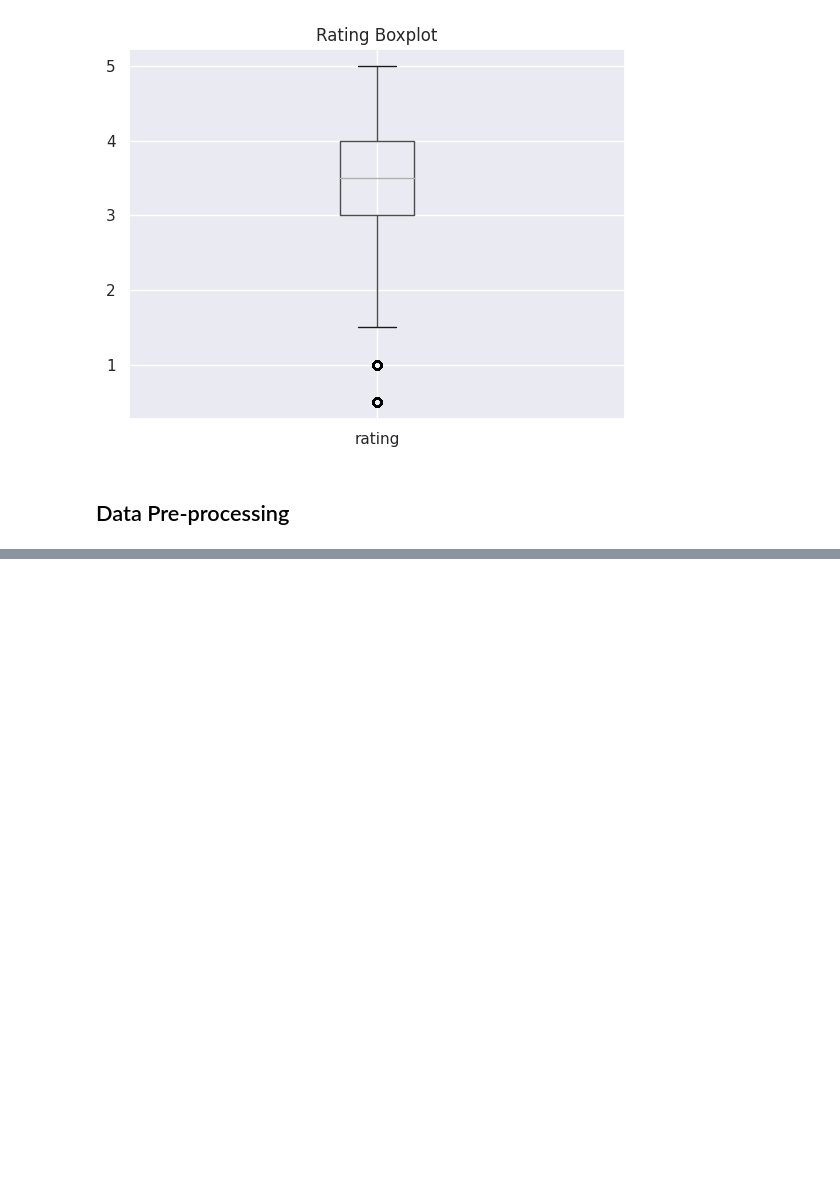
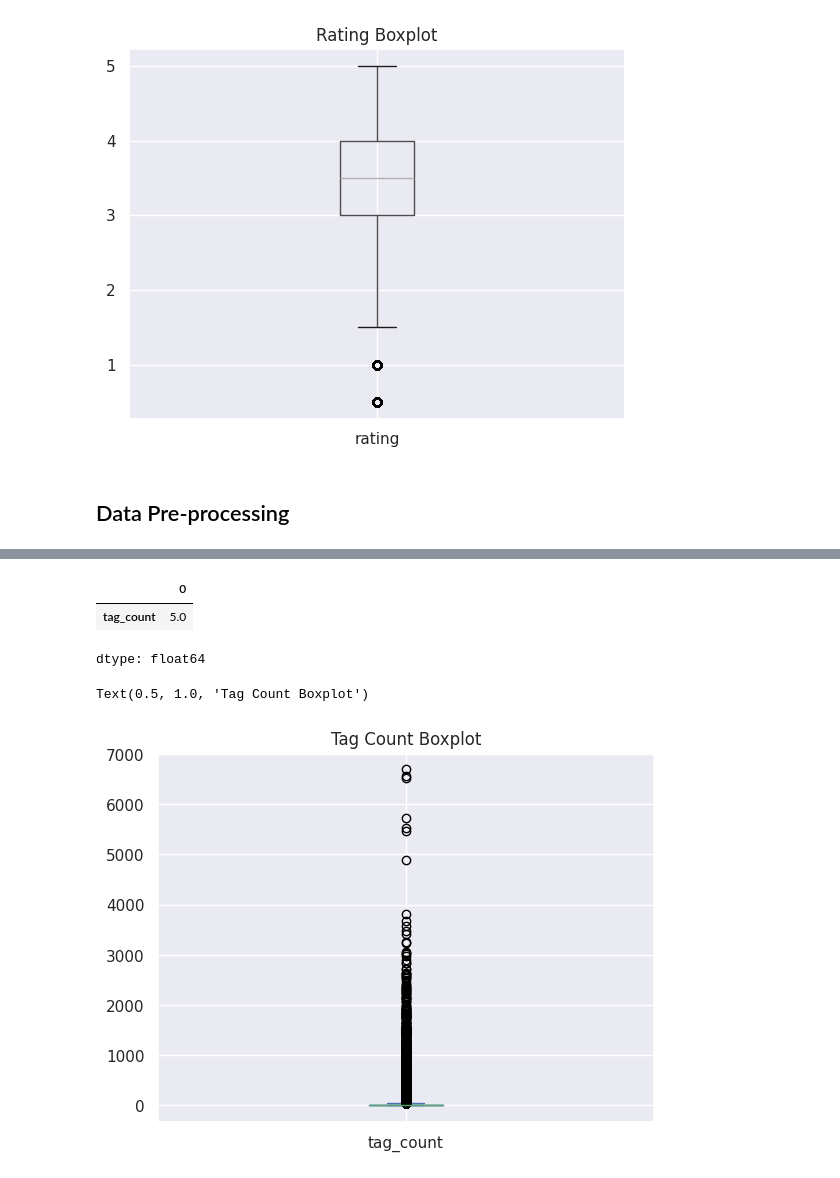
Before and after one commit to aaronmj7/MSc_project, a Jupyter notebook: Project_v1.ipynb, the cells around one changed output, grey strips where cells are left out. Saved outputs shown, nothing was run; the diff lists cells and outputs as text; code cells hidden in the pictures; blank space fills up the shorter version.

```diff
--- a/Project_v1.ipynb
+++ b/Project_v1.ipynb
@@ -361,0 +392,6 @@ plt.show()
+# %%
+movie_tag_counts = tags_df.groupby('movieId').size().reset_index(name='tag_count')
+
+movie_tag_counts.set_index('movieId', inplace=True)
+
+movie_tag_counts
@@ -361,0 +425,12 @@ plt.show()
+# %%
+movie_tag_counts.median()
+# %% [output]
+|  | 0 |
+| tag_count | 5.0 |
+dtype: float64
+# %%
+movie_tag_counts.plot(kind='box')
+plt.title('Tag Count Boxplot')
+# %% [output]
+Text(0.5, 1.0, 'Tag Count Boxplot')
+[figure, added]
```
Also changed, not shown: parts of 13 cells of this notebook.
